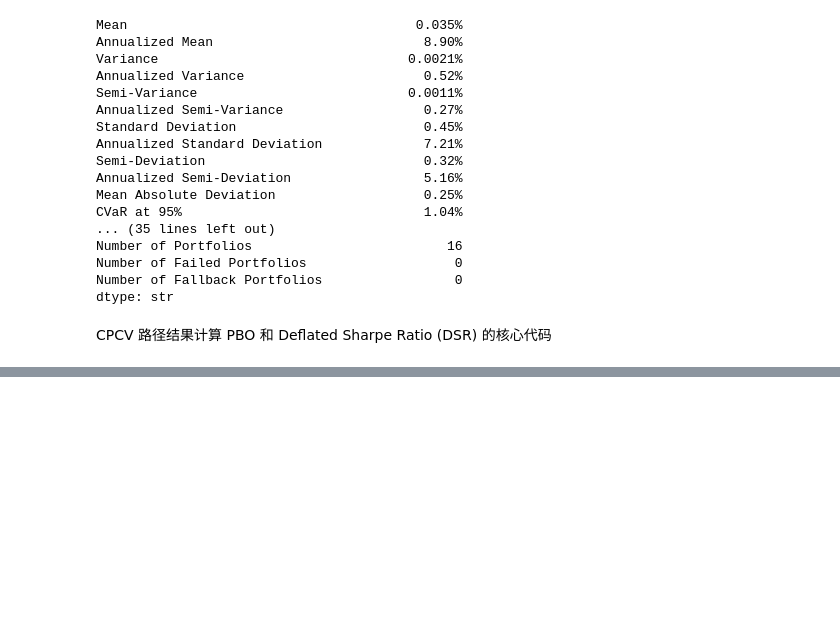
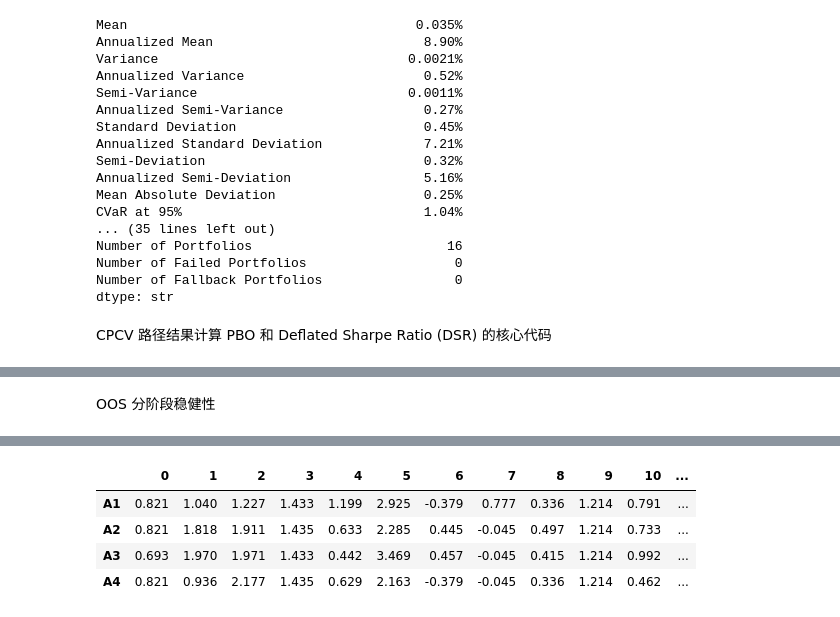
Before and after one commit to wang-jinghui/machine-learning-for-trading, a Jupyter notebook: case_studies/lazy_trading/WalkForward+CPCV+PS.ipynb, the cells around one changed output, grey strips where cells are left out. Saved outputs shown, nothing was run; the diff lists cells and outputs as text; code cells hidden in the pictures; blank space fills up the shorter version.

```diff
--- a/case_studies/lazy_trading/WalkForward+CPCV+PS.ipynb
+++ b/case_studies/lazy_trading/WalkForward+CPCV+PS.ipynb
@@ -683,0 +958,15 @@ df
+# %% [markdown]
+OOS 分阶段稳健性
+# %%
+# 每折(时间段)的夏普中位数: 组 × fold 热力图, 检查优势是否均匀
+fold_sharpe = {}
+for name, fold_paths_ in [("A1", selected_paths), ("A2", all_fixed_paths),
+                          ("A3", train_fixed_paths), ("A4", param_fixed_paths)]:
+    fold_sharpe[name] = []
+    for i in sorted(fold_paths_):
+        srs = [MultiPeriodPortfolio([fold_paths_[i][pid][b] for pid in sorted(fold_paths_[i])]).annualized_sharpe_ratio
+               for b in range(2)]
+        fold_sharpe[name].append(np.mean(srs))
+log_result(pd.DataFrame(fold_sharpe).T.round(3), section="4.1 OSS分阶段稳健性")
+pd.DataFrame(fold_sharpe).T.round(3)
+# %% [output]
@@ -683,0 +974,5 @@ df
+|  | 0 | 1 | 2 | 3 | 4 | 5 | 6 | 7 | 8 | 9 | 10 | ... |
+| A1 | 0.821 | 1.040 | 1.227 | 1.433 | 1.199 | 2.925 | -0.379 | 0.777 | 0.336 | 1.214 | 0.791 | ... |
+| A2 | 0.821 | 1.818 | 1.911 | 1.435 | 0.633 | 2.285 | 0.445 | -0.045 | 0.497 | 1.214 | 0.733 | ... |
+| A3 | 0.693 | 1.970 | 1.971 | 1.433 | 0.442 | 3.469 | 0.457 | -0.045 | 0.415 | 1.214 | 0.992 | ... |
+| A4 | 0.821 | 0.936 | 2.177 | 1.435 | 0.629 | 2.163 | -0.379 | -0.045 | 0.336 | 1.214 | 0.462 | ... |
```
Also changed, not shown: parts of 41 cells of this notebook.
